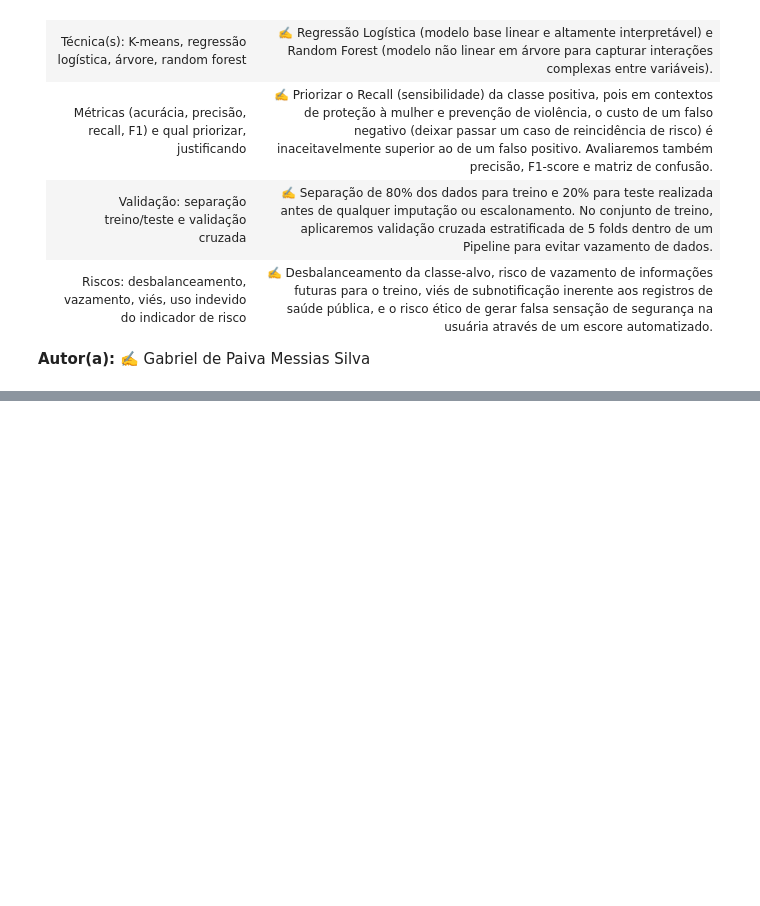
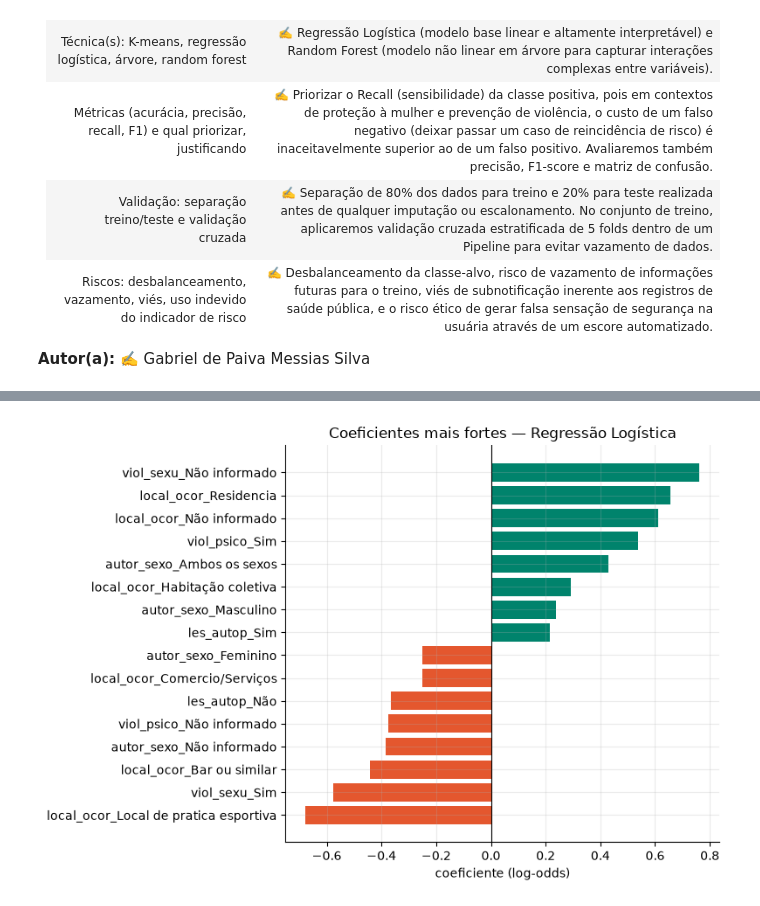
Before and after one commit to Matheu5Henri14/Projeto-React-Native, a Jupyter notebook: dataScience/Entrega2_DS_Modelo.ipynb, the cells around one changed output, grey strips where cells are left out. Saved outputs shown, nothing was run; the diff lists cells and outputs as text; code cells hidden in the pictures; blank space fills up the shorter version.

Commit message:
feat(ds): modelo supervisionado com validação cruzada e exportação para a API

```diff
--- a/dataScience/Entrega2_DS_Modelo.ipynb
+++ b/dataScience/Entrega2_DS_Modelo.ipynb
@@ -733,0 +774,15 @@ Acurácia de um 'modelo' que sempre chuta a classe majoritária: 54.6%  ← o pi
+# %%
+def monta_pipeline(modelo):
+    pre = ColumnTransformer([
+        ("num", StandardScaler(), FEATURES_NUM),
+        ("cat", OneHotEncoder(handle_unknown="ignore"), FEATURES_CAT),
+    ])
+    return Pipeline([("pre", pre), ("modelo", modelo)])
+
+candidatos = {
+    "Baseline (classe majoritária)": monta_pipeline(DummyClassifier(strategy="most_frequent")),
+    "Regressão Logística": monta_pipeline(LogisticRegression(max_iter=2000, random_state=SEED)),
+    "Random Forest": monta_pipeline(RandomForestClassifier(n_estimators=300, min_samples_leaf=20,
+                                                           random_state=SEED, n_jobs=-1)),
+}
+print("Modelos candidatos:", list(candidatos))
@@ -733,0 +878,14 @@ Acurácia de um 'modelo' que sempre chuta a classe majoritária: 54.6%  ← o pi
+# %%
+modelo_final = candidatos["Regressão Logística"]
+nomes = modelo_final.named_steps["pre"].get_feature_names_out()
+coefs = modelo_final.named_steps["modelo"].coef_[0]
+imp = pd.Series(coefs, index=[n.split("__", 1)[1] for n in nomes]).sort_values()
+top = pd.concat([imp.head(8), imp.tail(8)])
+
+fig, ax = plt.subplots(figsize=(8, 5.5))
+ax.barh(top.index, top.values, color=[COR2 if v < 0 else COR for v in top.values])
+ax.axvline(0, color="black", lw=.8)
+ax.set_title("Coeficientes mais fortes — Regressão Logística"); ax.set_xlabel("coeficiente (log-odds)")
+plt.tight_layout(); plt.show()
+# %% [output]
+[figure, added]
```
Also changed, not shown: parts of 22 cells of this notebook.
